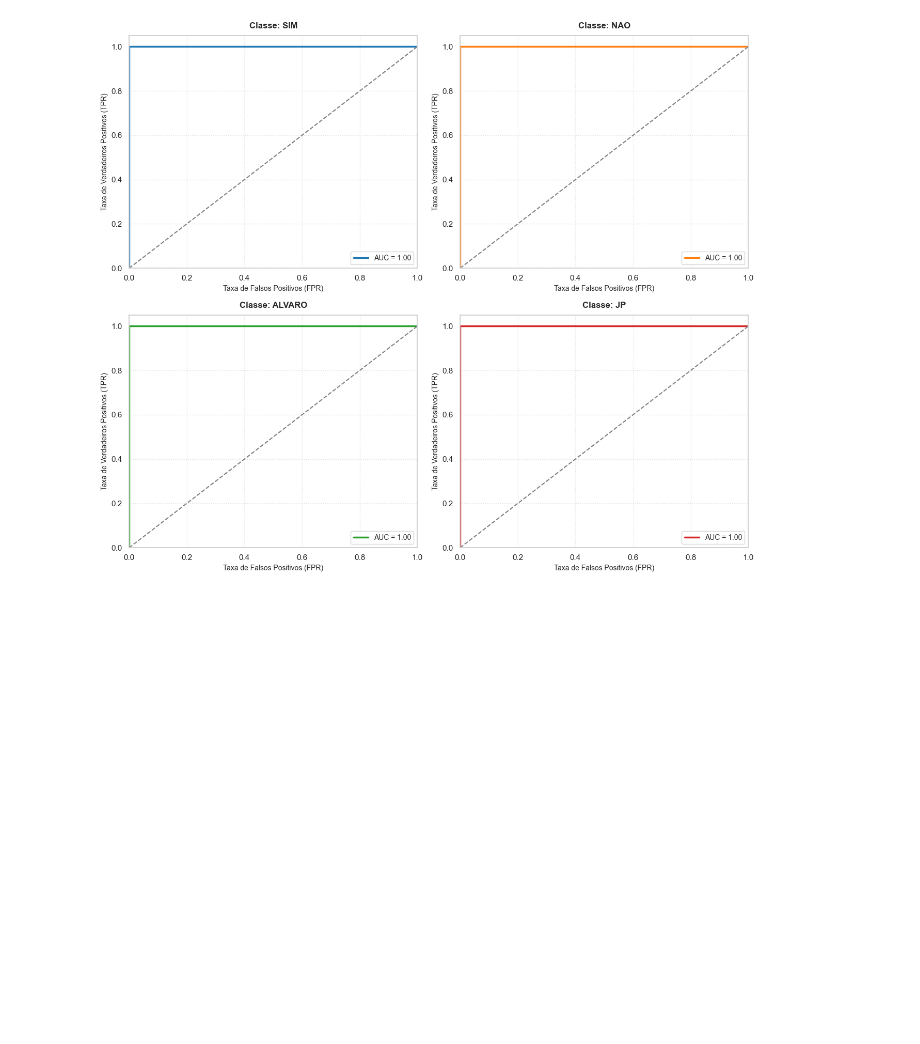
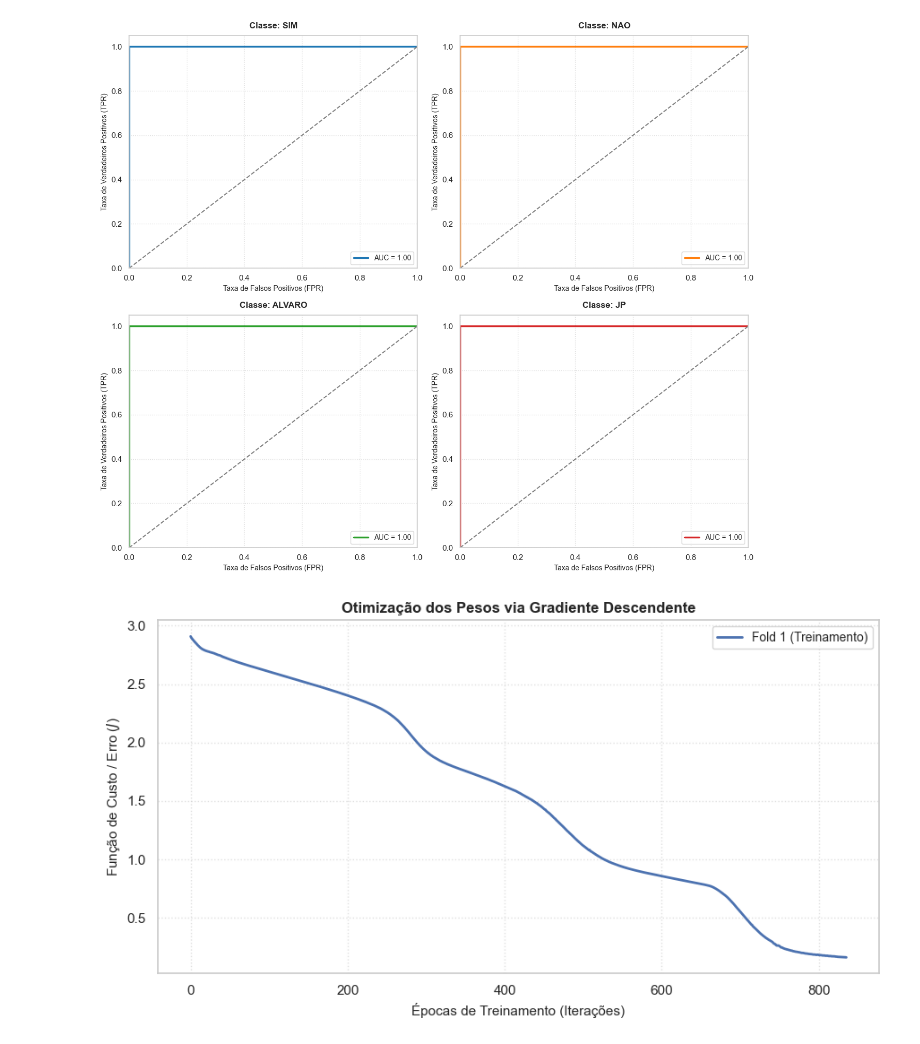
Before and after one commit to joaopedroFA/Redes-Neurais-Artificiais, a Jupyter notebook: experimentacao.ipynb, the cells around one changed output. Cells and saved outputs as stored; diff of their text form; code cells hidden in the pictures; blank space fills up the shorter version.

```diff
--- a/experimentacao.ipynb
+++ b/experimentacao.ipynb
@@ -486,6 +490,20 @@ plt.tight_layout()
 plt.show()
 # %% [output]
 [figure]
+# %%
+plt.figure(figsize=(9, 5))
+
+for i, curva_perda in enumerate(j_valores, 1):
+    plt.plot(curva_perda, label=f'Fold {i} (Treinamento)', lw=2)
+
+plt.title('Otimização dos Pesos via Gradiente Descendente', fontsize=12, fontweight='bold')
+plt.xlabel('Épocas de Treinamento (Iterações)', fontsize=11)
+plt.ylabel('Função de Custo / Erro ($J$)', fontsize=11)
+plt.grid(True, linestyle=':', alpha=0.6)
+plt.legend(fontsize=10)
+plt.tight_layout()
+# %% [output]
+[figure, added]
 # %%
 import seaborn as sns
 from sklearn.metrics import multilabel_confusion_matrix
```
Also changed, not shown: parts of 5 cells of this notebook.
